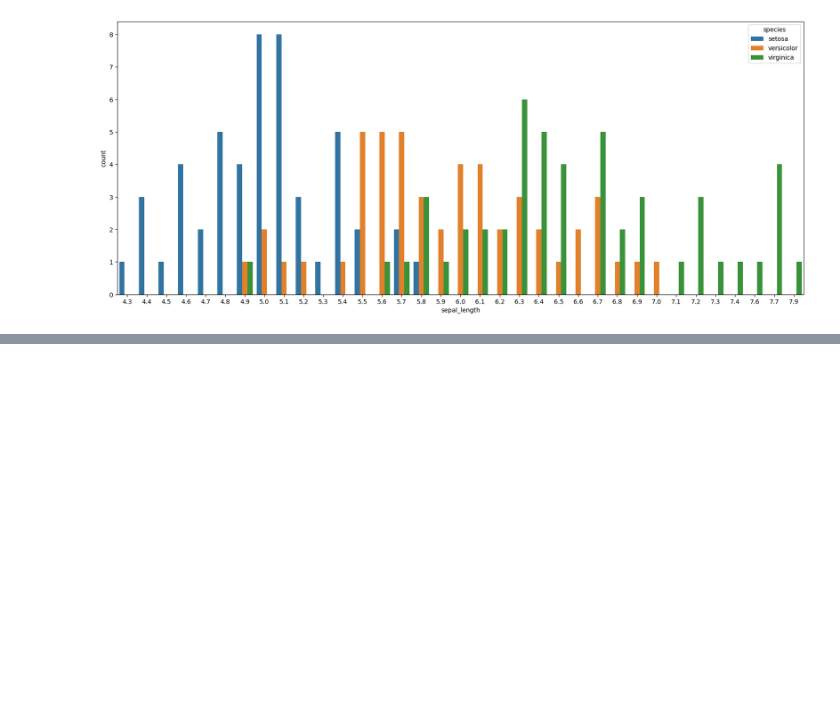
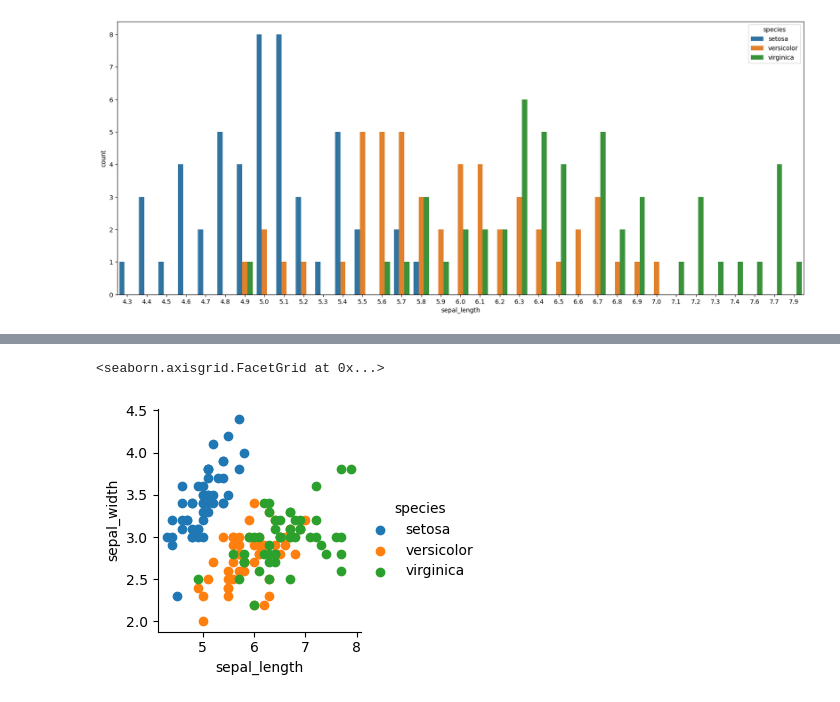
Before and after one commit to rehandbit/Data-Science, a Jupyter notebook: data_visualization/Practice - data visualization.ipynb, the cells around one changed output, grey strips where cells are left out. Drawn from its saved outputs; the diff is of its cells as text; code cells hidden in the pictures; blank space fills up the shorter version.

```diff
--- a/data_visualization/Practice - data visualization.ipynb
+++ b/data_visualization/Practice - data visualization.ipynb
@@ -225,0 +236,5 @@ sns.countplot(data = df, x = 'sepal_length', hue = 'species')
+# %%
+sns.FacetGrid(df, hue='species').map(plt.scatter, 'sepal_length','sepal_width').add_legend()
+# %% [output]
+<seaborn.axisgrid.FacetGrid at 0x...>
+[figure, added]
```
Also changed, not shown: parts of 17 cells of this notebook.
